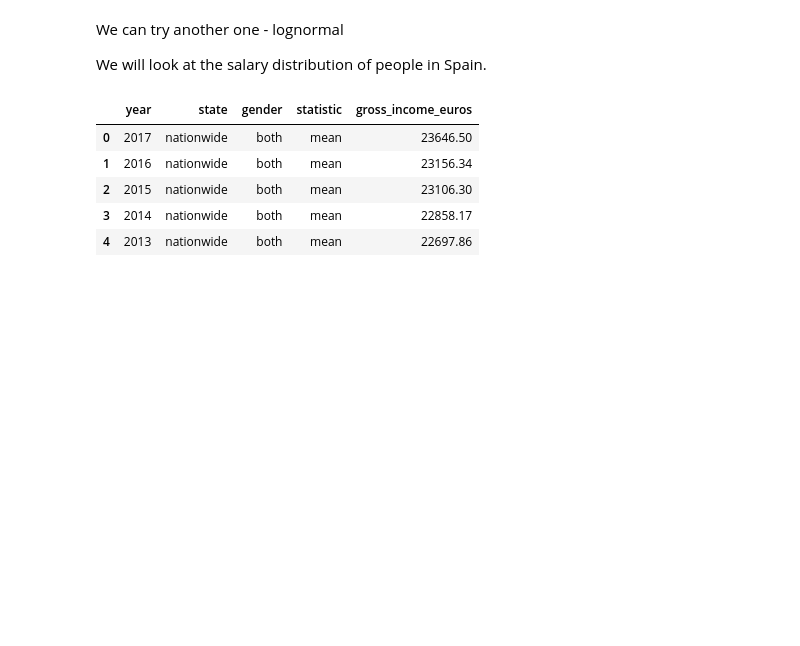
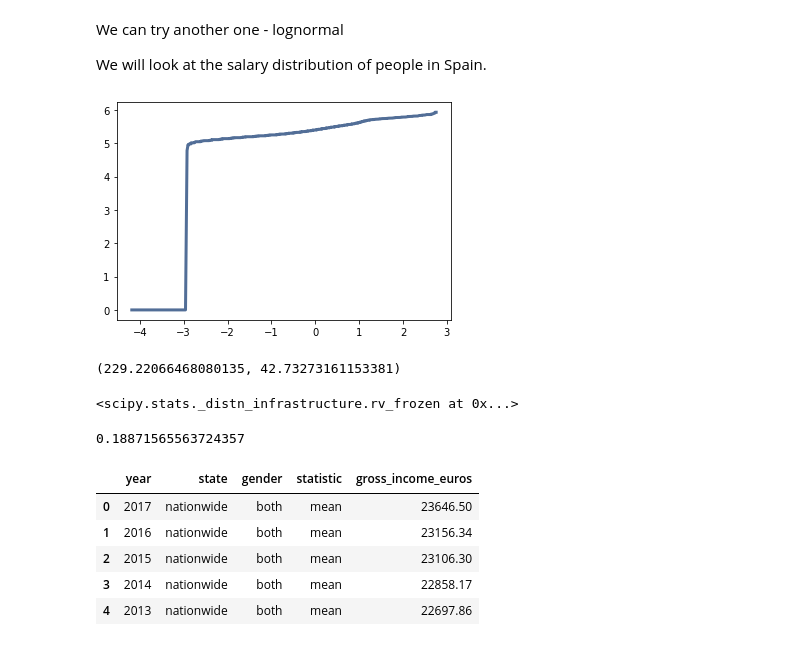
Before and after one commit to allyryry/BasicClassExamples, a Jupyter notebook: 007_Analytical_Dist.ipynb, the cells around one changed output. Cells and saved outputs as stored; diff of their text form; code cells hidden in the pictures; blank space fills up the shorter version.

```diff
--- a/007_Analytical_Dist.ipynb
+++ b/007_Analytical_Dist.ipynb
@@ -204,6 +204,29 @@ empfat
 We can try another one - lognormal
 
 We will look at the salary distribution of people in Spain.
+# %%
+#lognormal
+thinkstats2.NormalProbabilityPlot(np.log(nfl))
+# %% [output]
+[figure, added]
+# %%
+mu2 = nfl.mean()
+sigma2 = nfl.std()
+mu2,sigma2
+# %% [output]
+(229.22066468080135, 42.73273161153381)
+# %%
+lnnfl = scipy.stats.lognorm(s=sigma2, scale=math.exp(mu2))
+lnnfl
+# %% [output]
+<scipy.stats._distn_infrastructure.rv_frozen at 0x...>
+# %%
+ln325 = lnnfl.cdf(math.exp(325))
+ln265 = lnnfl.cdf(math.exp(265))
+ln325, ln265
+ln325-ln265
+# %% [output]
+0.18871565563724357
 # %%
 #Load and preview data
 dfSP = pd.read_csv("spain_salary.csv")
```
Also changed, not shown: 3 other files.
